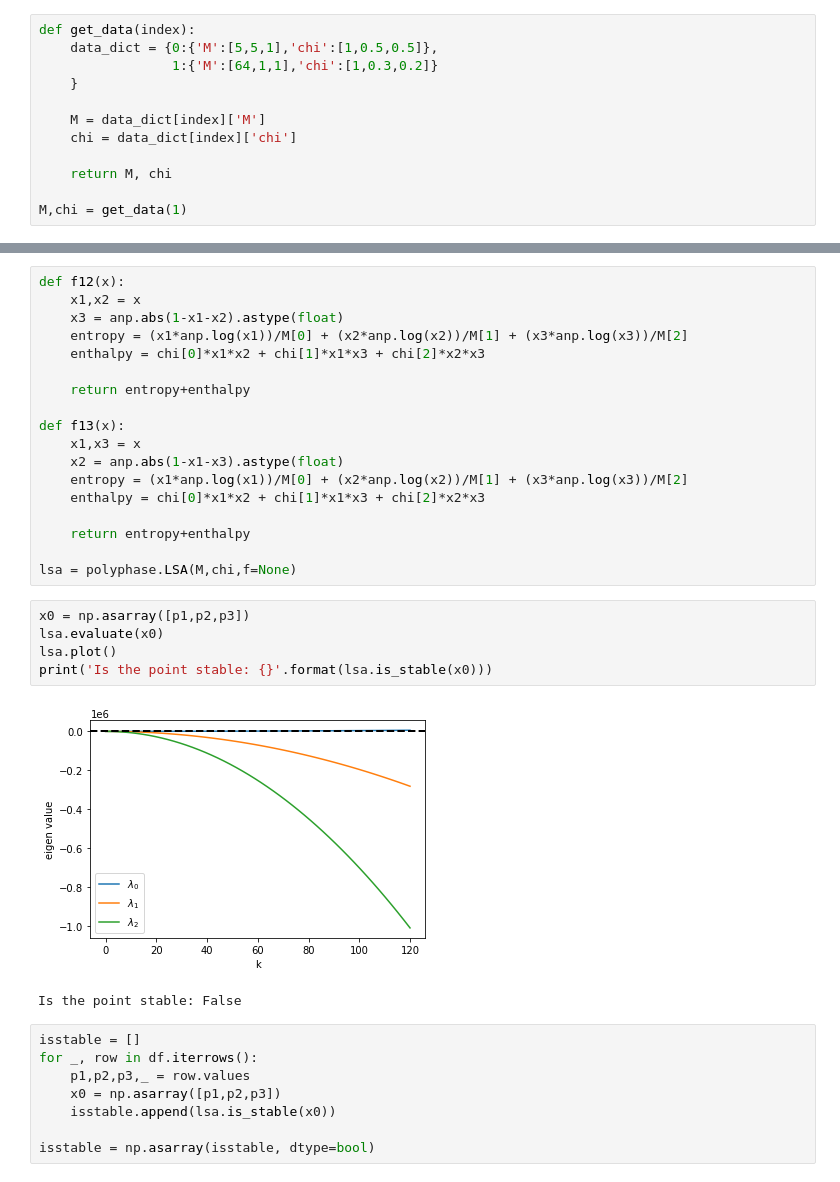
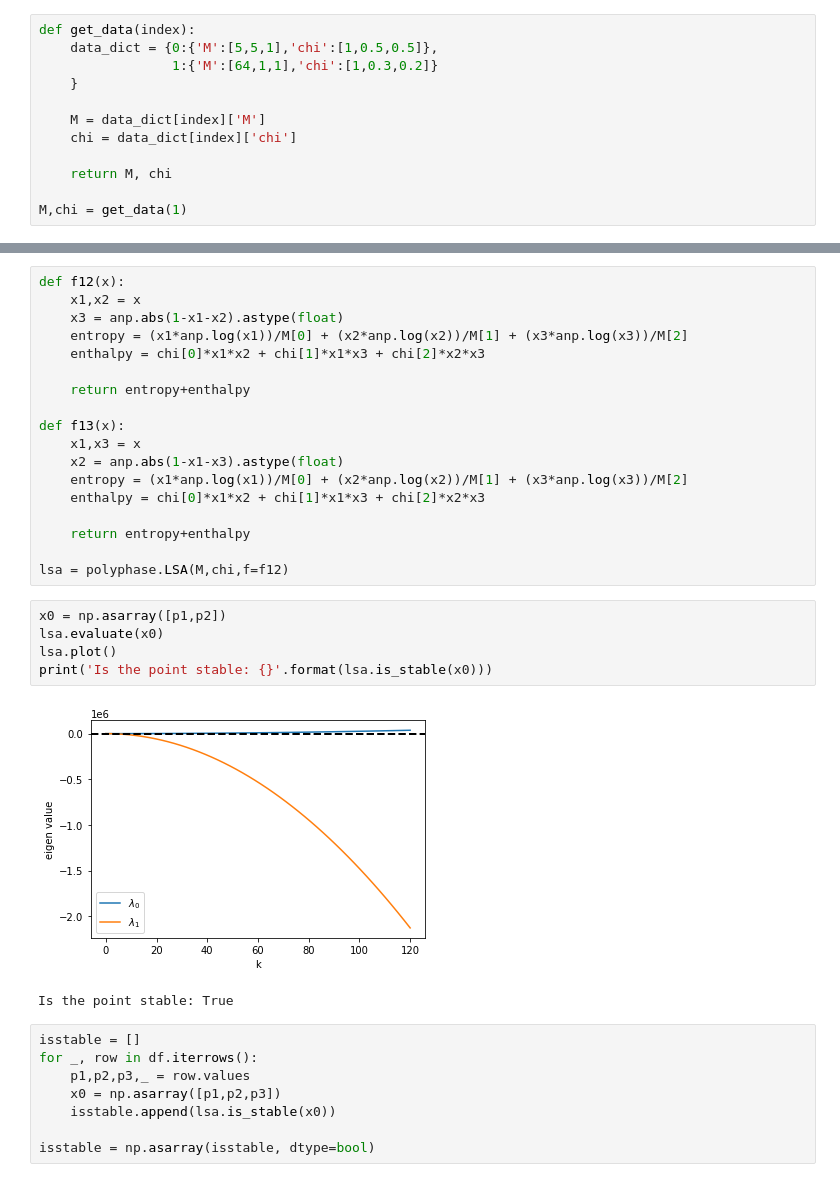
Before and after one commit to kiranvad/polyphase, a Jupyter notebook: notebooks/LSA.ipynb, the cells around one changed output, grey strips where cells are left out. Saved outputs shown, nothing was run; the diff lists cells and outputs as text.

```diff
--- a/notebooks/LSA.ipynb
+++ b/notebooks/LSA.ipynb
@@ -59,15 +73,15 @@ def f13(x):
 
     return entropy+enthalpy
 
-lsa = polyphase.LSA(M,chi,f=None)
+lsa = polyphase.LSA(M,chi,f=f12)
 # %%
-x0 = np.asarray([p1,p2,p3])
+x0 = np.asarray([p1,p2])
 lsa.evaluate(x0)
 lsa.plot()
 print('Is the point stable: {}'.format(lsa.is_stable(x0)))
 # %% [output]
-[figure, old version]
+[figure, new version]
-Is the point stable: False
+Is the point stable: True
 # %%
 isstable = []
 for _, row in df.iterrows():
```
Also changed, not shown: parts of 4 cells of this notebook, 10 other files.
